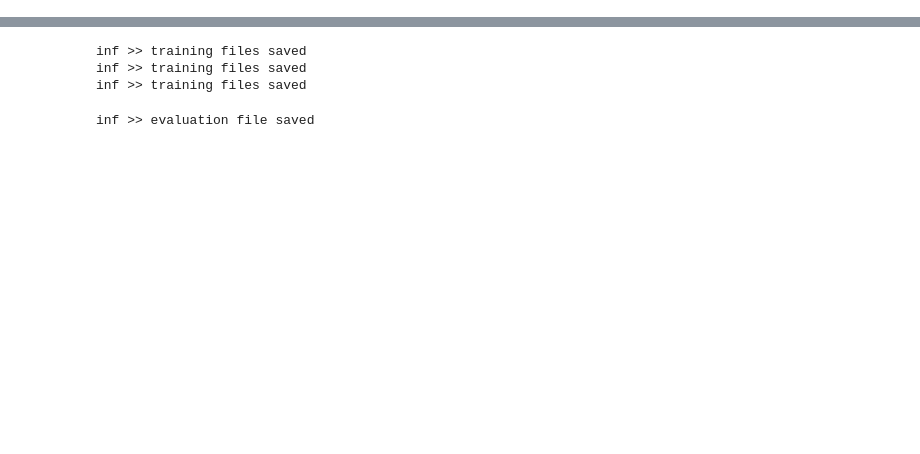
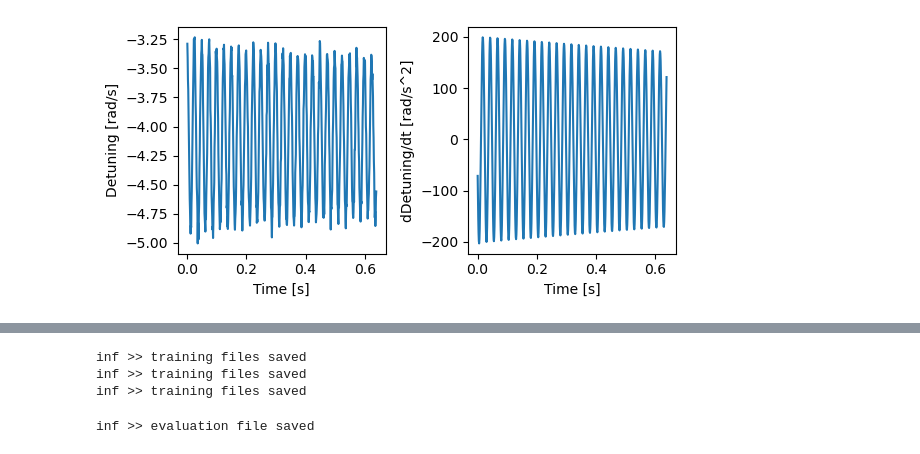
Before and after one commit to maalberg/kind, a Jupyter notebook: notebooks/baselines/01_baselines_tesla_data.ipynb, the cells around one changed output, grey strips where cells are left out. Saved outputs shown, nothing was run; the diff lists cells and outputs as text; code cells hidden in the pictures; blank space fills up the shorter version.

```diff
--- a/notebooks/baselines/01_baselines_tesla_data.ipynb
+++ b/notebooks/baselines/01_baselines_tesla_data.ipynb
@@ -19,0 +23,82 @@ import utils_data
+# %%
+# --! simulate detuning using a cavity simulator --!
+
+# --! instatiate a cavity simulator
+config = {
+    'q_rf'       : 4.5e7,      # loaded quality factor
+    'f_rf'       : 1.3e9,      # cavity frequency in hertz
+    'v_rf'       : [5., 0.],   # generator voltage
+    'pctr_on_rf' : False,      # prortional controller is on
+    'K_rf'       : 100.        # proportional controller gain
+}
+sim = utils_detuning.detuning_sim(config)
+
+dt = 0.001 # discretization step
+ns = 0.05 # rms noise level
+
+# --! define a list of simulation parameters
+sim_param = [
+    {
+        'f_m'    : np.array([40.]),
+        'fe_m'   : np.array([0.]),
+        'q_m'    : np.array([400.]),
+        't_m'    : np.array([[-1., -1.]]),
+        't_rf_n' : 10,
+        'dt'     : dt,
+    },
+    {
+        'f_m'    : np.array([30.]),
+        'fe_m'   : np.array([0.]),
+        'q_m'    : np.array([150.]),
+        't_m'    : np.array([[-1., -1.]]),
+        't_rf_n' : 10,
+        'dt'     : dt,
+    },
+    {
+        'f_m'    : np.array([20.]),
+        'fe_m'   : np.array([0.]),
+        'q_m'    : np.array([200.]),
+        't_m'    : np.array([[-1., -1.]]),
+        't_rf_n' : 10,
+        'dt'     : dt,
+    },
+    {
+        'f_m'    : np.array([40., 30.]),
+        'fe_m'   : np.array([0., 0.]),
+        'q_m'    : np.array([400., 150.]),
+        't_m'    : np.array([[-1., -1.], [-1., -1.]]),
+        't_rf_n' : 10,
+        'dt'     : dt,
+    },
+    {
+        'f_m'    : np.array([40., 20.]),
+        'fe_m'   : np.array([0., 0.]),
+        'q_m'    : np.array([400., 200.]),
+        't_m'    : np.array([[-1., -1.], [-1., -1.]]),
+        't_rf_n' : 10,
+        'dt'     : dt,
+    },
+    {
+        'f_m'    : np.array([40., 30., 20.]),
+        'fe_m'   : np.array([0., 0., 0.]),
+        'q_m'    : np.array([400., 150., 200.]),
+        't_m'    : np.array([[-1., -1.], [-1., -1.], [-1., -1.]]),
+        't_rf_n' : 10,
+        'dt'     : dt,
+    },
+]
+
+# --! simulate
+detuning_sim_stat = sim(sim_param, start=60, noise=ns)
+
+# --! display detuning results
+for d in detuning_sim_stat:
+    sim.disp(d, timestep=dt)
+
+# --! but dump velocity state, as we do not need it now
+for j in range(len(detuning_sim_stat)):
+    detuning_sim_stat[j] = detuning_sim_stat[j][:, :1]
+print(f'inf >> detuning shape is finally {detuning_sim_stat[0].shape}')
+
+detuning_sim_nsample = detuning_sim_stat[0].shape[0]
+# %% [output]
@@ -19,0 +113 @@ import utils_data
+[figure, added]
```
Also changed, not shown: parts of 13 cells of this notebook, 4 other files.
